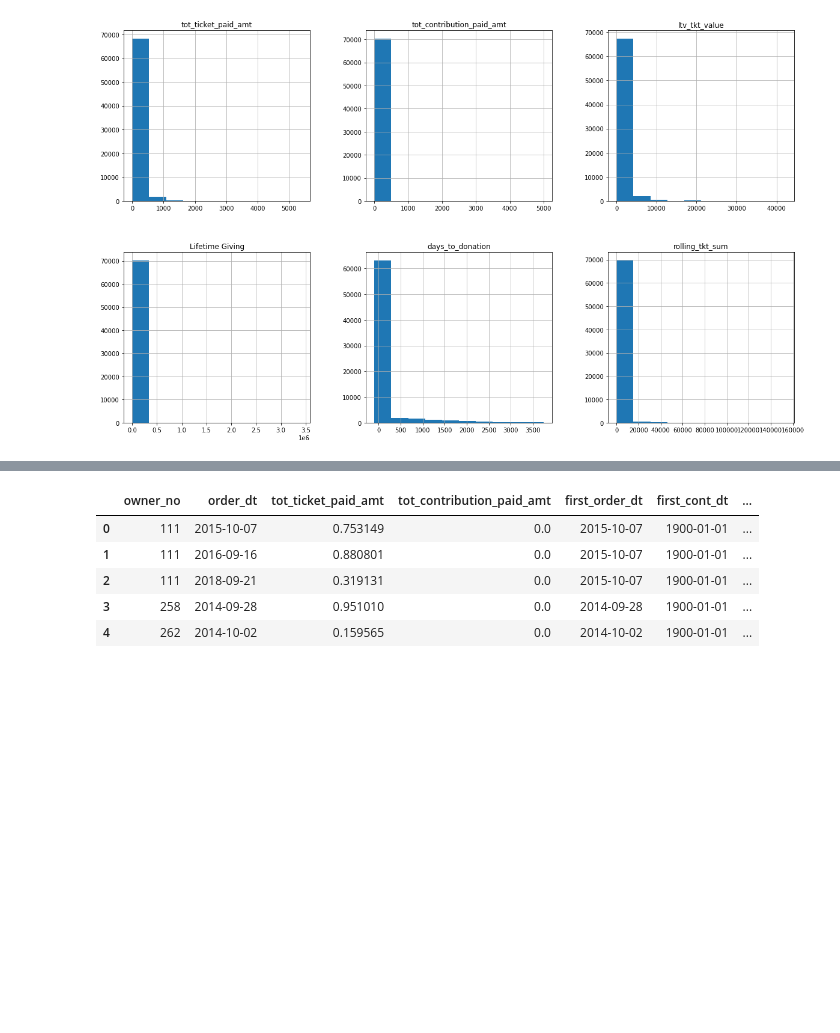
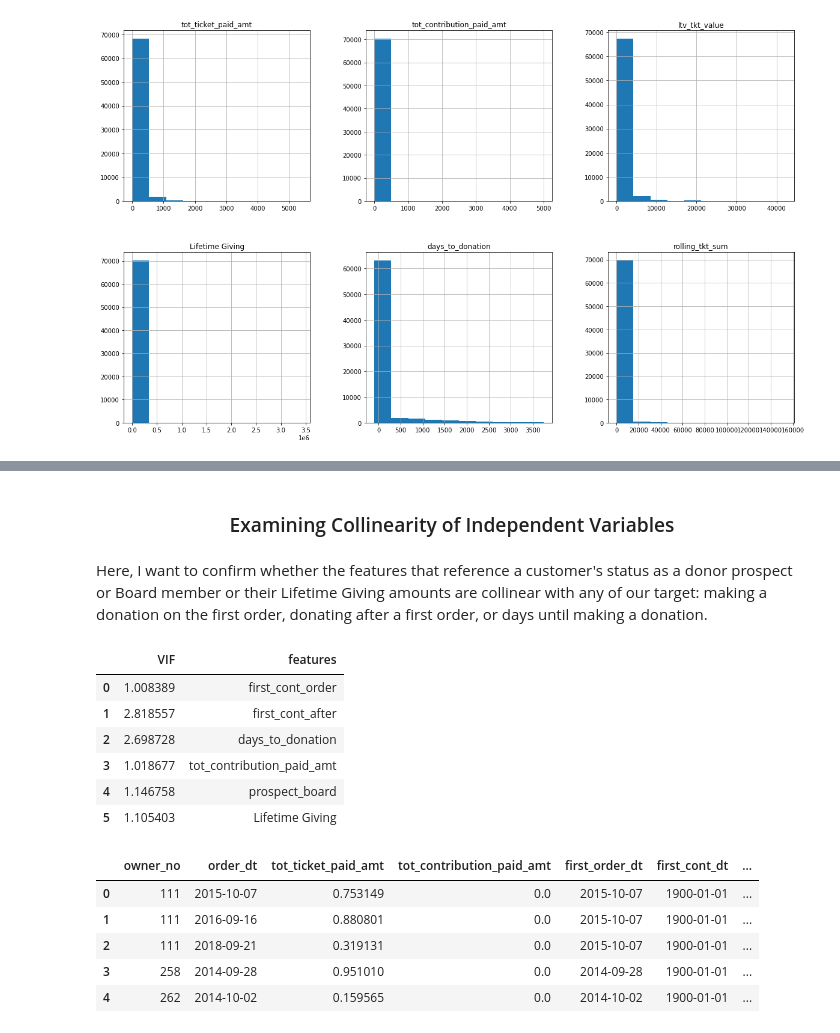
Before and after one commit to SwissMisra/ML_Contributions, a Jupyter notebook: notebooks/2.0 Data Pre-Processing and EDA.ipynb, the cells around one changed output, grey strips where cells are left out. Drawn from its saved outputs; the diff is of its cells as text; code cells hidden in the pictures; blank space fills up the shorter version.

```diff
--- a/notebooks/2.0 Data Pre-Processing and EDA.ipynb
+++ b/notebooks/2.0 Data Pre-Processing and EDA.ipynb
@@ -84,3 +120,24 @@ rolling_tkt_sum 153692.0 14481.569999999789 8468.640000000014 5729.674999999988
+# %% [markdown]
+### <center> Examining Collinearity of Independent Variables </center> ###
+# %% [markdown]
+Here, I want to confirm whether the features that reference a customer's status as a donor prospect or Board member or their Lifetime Giving amounts are collinear with any of our target: making a donation on the first order, donating after a first order, or days until making a donation.
+# %%
+#Calculate VIF to eliminate collinearity
+x1 = df[['first_cont_order', 'first_cont_after', 'days_to_donation', 'tot_contribution_paid_amt','prospect_board','Lifetime Giving']]
+from statsmodels.stats.outliers_influence import variance_inflation_factor
+variables = x1
+vif = pd.DataFrame()
+vif["VIF"] = [variance_inflation_factor(variables.values, i) for i in range(variables.shape[1])]
+vif["features"] = variables.columns
+vif
+# %% [output]
+|  | VIF | features |
+| 0 | 1.008389 | first_cont_order |
+| 1 | 2.818557 | first_cont_after |
+| 2 | 2.698728 | days_to_donation |
+| 3 | 1.018677 | tot_contribution_paid_amt |
+| 4 | 1.146758 | prospect_board |
+| 5 | 1.105403 | Lifetime Giving |
 # %%
 from sklearn.preprocessing import RobustScaler
 scaler = RobustScaler()
```
Also changed, not shown: parts of 5 cells of this notebook, 6 other files.
